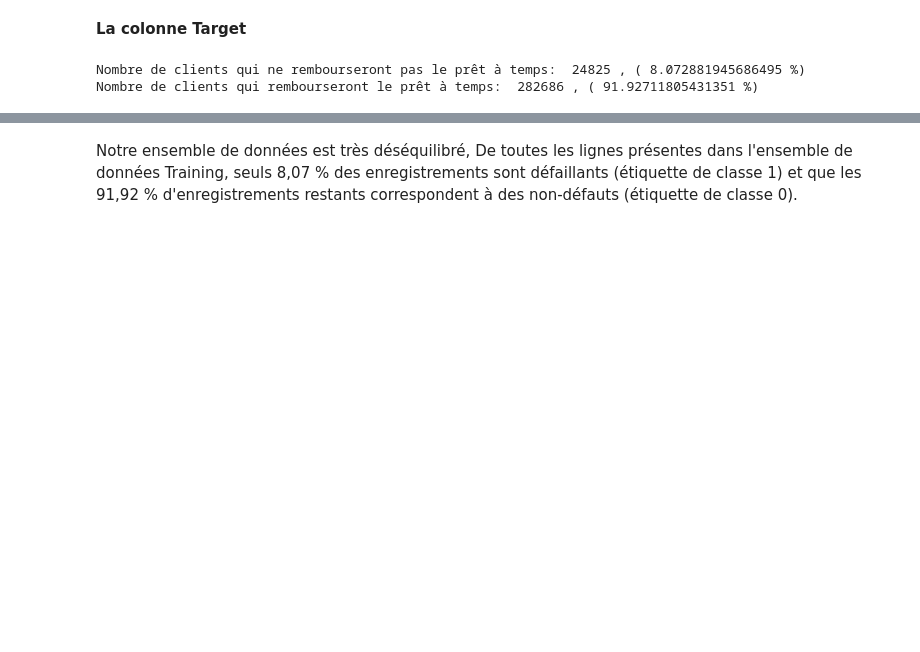
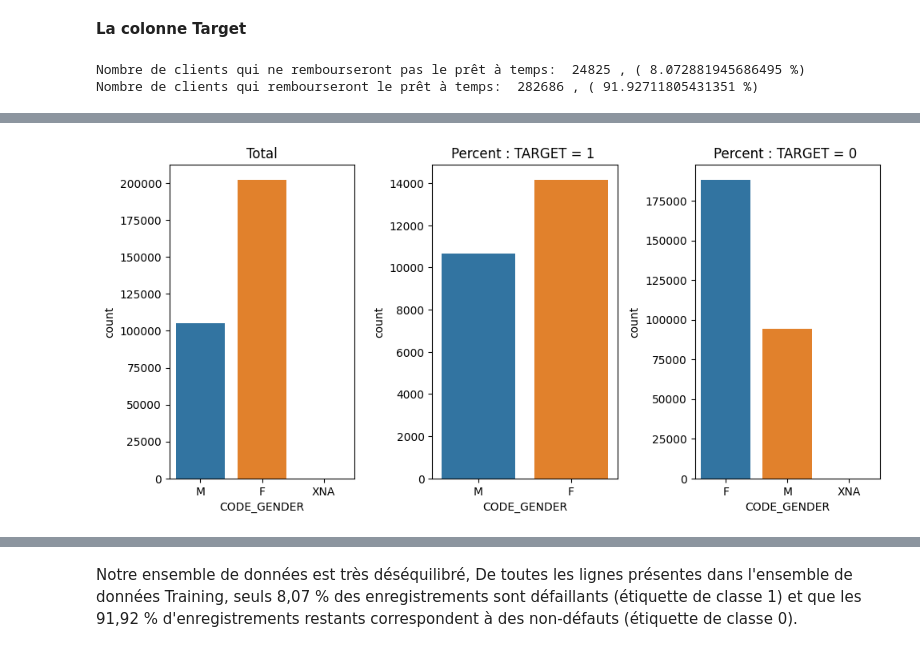
Before and after one commit to DaiTensa/projetscoring, a Jupyter notebook: notebook/01_EDA.ipynb, the cells around one changed output, grey strips where cells are left out. Saved outputs shown, nothing was run; the diff lists cells and outputs as text; code cells hidden in the pictures; blank space fills up the shorter version.

```diff
--- a/notebook/01_EDA.ipynb
+++ b/notebook/01_EDA.ipynb
@@ -659,0 +599,6 @@ Nombre de clients qui rembourseront le prêt à temps:  282686 , ( 91.9271180543
+# %%
+df = application_train
+temp_col = "CODE_GENDER"
+count_plot_for_object(df, temp_col, target = "TARGET", label_rotation=False)
+# %% [output]
+[figure, added]
```
Also changed, not shown: parts of 62 cells of this notebook, 3 other files.
